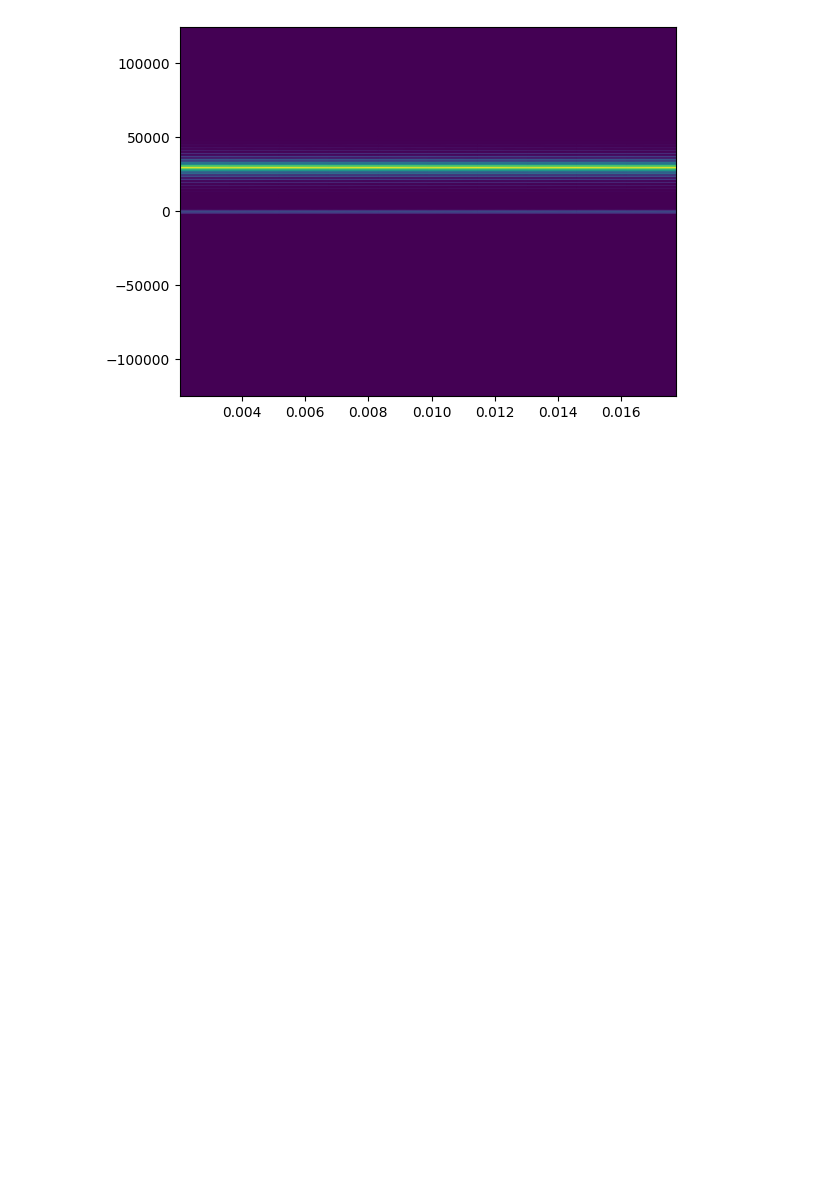
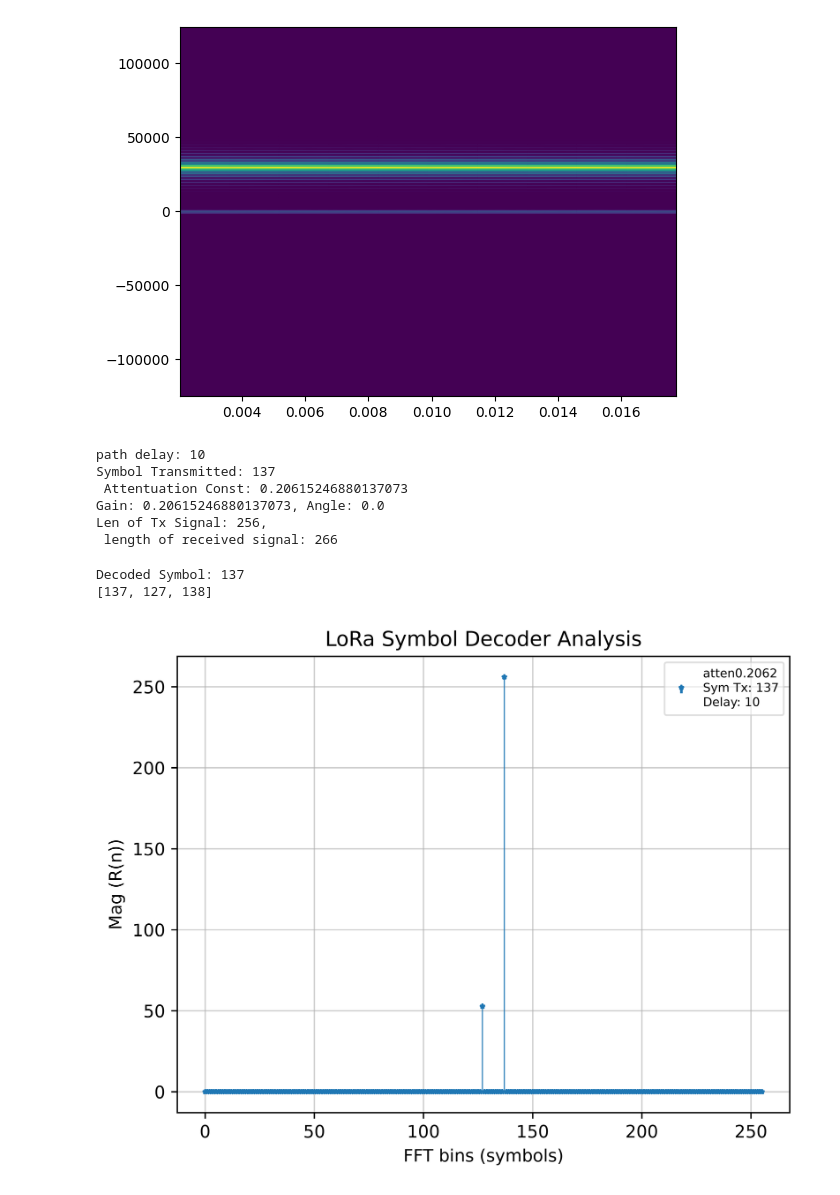
Before and after one commit to venkatasriraj/rap-sic-research, a Jupyter notebook: LoRa/lora.ipynb, the cells around one changed output. Cells and saved outputs as stored; diff of their text form; code cells hidden in the pictures; blank space fills up the shorter version.

```diff
--- a/LoRa/lora.ipynb
+++ b/LoRa/lora.ipynb
@@ -51,0 +69,51 @@ plt.show()
+# %%
+msg = np.random.randint(0, 2, msg_len)
+refChirp = lora.genRefChirp()
+symbol = lora.bin2dec(msg)
+sigTx = lora.genSymChirp(refChirp, symbol)
+# %%
+# multitap channel: with real attenuation constant
+atten = np.random.uniform(0.1, 0.99)
+# -- complex channel gain
+# atten = (np.random.rayleigh(scale=1)*np.exp(1j * np.random.uniform(0, 2*np.pi)))
+pathDelay = 10
+zero = np.zeros(pathDelay-1)
+ch = np.concatenate((1, zero, atten), axis=None)
+print(f"path delay: {pathDelay}")
+sigRx = np.convolve(sigTx, ch)
+print(f"Symbol Transmitted: {symbol}\n Attentuation Const: {atten}")
+print(f"Gain: {abs(atten)}, Angle: {np.angle(atten)}")
+print(f"Len of Tx Signal: {len(sigTx)}, \n length of received signal: {len(sigRx)}")
+# %% [output]
+path delay: 10
+Symbol Transmitted: 137
+ Attentuation Const: 0.20615246880137073
+Gain: 0.20615246880137073, Angle: 0.0
+Len of Tx Signal: 256,
+ length of received signal: 266
+# %%
+# dechirped = sigRx[:noChirps] * np.conjugate(refChirp)
+sig1 = sigRx[:noChirps]
+zeroVec = np.zeros(noChirps - len(sigRx[noChirps:]))
+sig2 = np.concatenate((sigRx[noChirps:], zeroVec), axis=None)
+dechirped = (sig1 + sig2) * np.conjugate(refChirp)
+dechirpFFT = np.fft.fft(dechirped)
+print(f"Decoded Symbol: {np.argmax(abs(dechirpFFT))}")
+indices = sorted( range(len(dechirpFFT)), key=lambda i: abs(dechirpFFT[i]), reverse=True )[:3]
+print(indices)
+f = np.fft.fftfreq(int(sampPerSym), sampRate)
+
+plt.figure(1, dpi=800)
+markerline, stemlines, baseline = plt.stem(abs(dechirpFFT), basefmt=" ", markerfmt="*", label=f"atten{np.round(atten, 4)}\nSym Tx: {symbol}\nDelay: {pathDelay}")
+plt.setp(stemlines, linewidth=0.6)
+plt.setp(markerline, markersize=3)
+plt.legend(loc='upper right', fontsize=7, framealpha=0.6)
+plt.grid(True, alpha=0.6)
+plt.xlabel("FFT bins (symbols)")
+plt.ylabel("Mag (R(n))")
+plt.title("LoRa Symbol Decoder Analysis")
+plt.savefig(f"results/singleTap{pathDelay}.jpeg")
+# %% [output]
+Decoded Symbol: 137
+[137, 127, 138]
+[figure, added]
```
Also changed, not shown: parts of 7 cells of this notebook, 13 other files.
